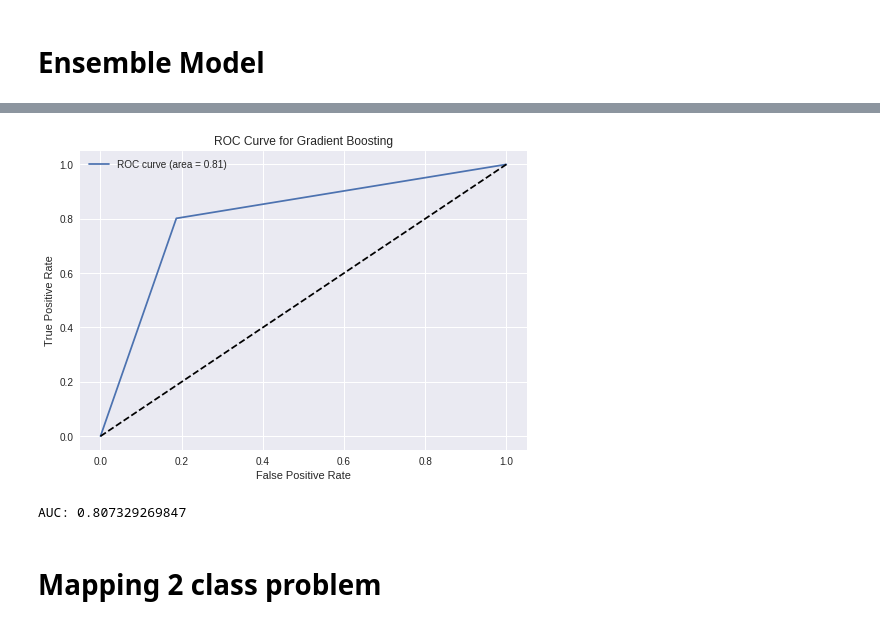
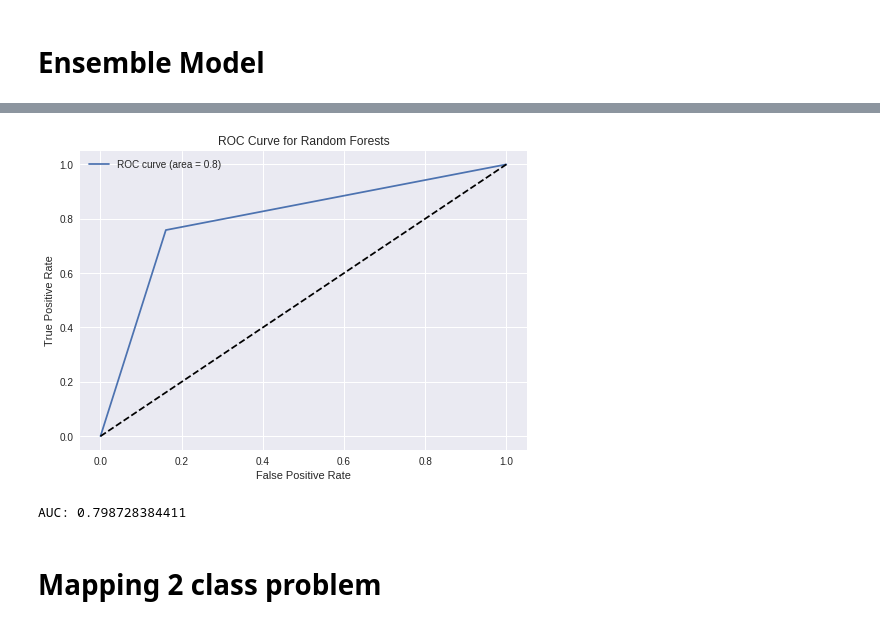
Before and after one commit to gurkpet/Solar-Panel-Market-Modeling, a Jupyter notebook: Solar Project.ipynb, the cells around one changed output, grey strips where cells are left out. Cells and saved outputs as stored; diff of their text form; code cells hidden in the pictures.

```diff
--- a/Solar Project.ipynb
+++ b/Solar Project.ipynb
@@ -582,21 +585,21 @@ plt.show()
 # %%
-fpr, tpr, _ = roc_curve(Y_test, Y_grad)
+fpr, tpr, _ = roc_curve(Y_test, Y_rand)
 # Print ROC curve
 auc = np.trapz(tpr,fpr)
 plt.plot(fpr,tpr, label='ROC curve (area = {})'.format(round(auc,2)))
 plt.plot([0,1],[0,1], '--', color = 'black')
-plt.title('ROC Curve for Gradient Boosting')
+plt.title('ROC Curve for Random Forests')
 plt.ylabel('True Positive Rate')
 plt.xlabel('False Positive Rate')
 plt.legend()
 plt.show()
 
 # Print AUC
 
 print('AUC:', auc)
 # %% [output]
-[figure, old version]
+[figure, new version]
-AUC: 0.807329269847
+AUC: 0.798728384411
 # %% [markdown]
 # Mapping 2 class problem
 # %%
```
Also changed, not shown: parts of 26 cells of this notebook, 1 other file.
